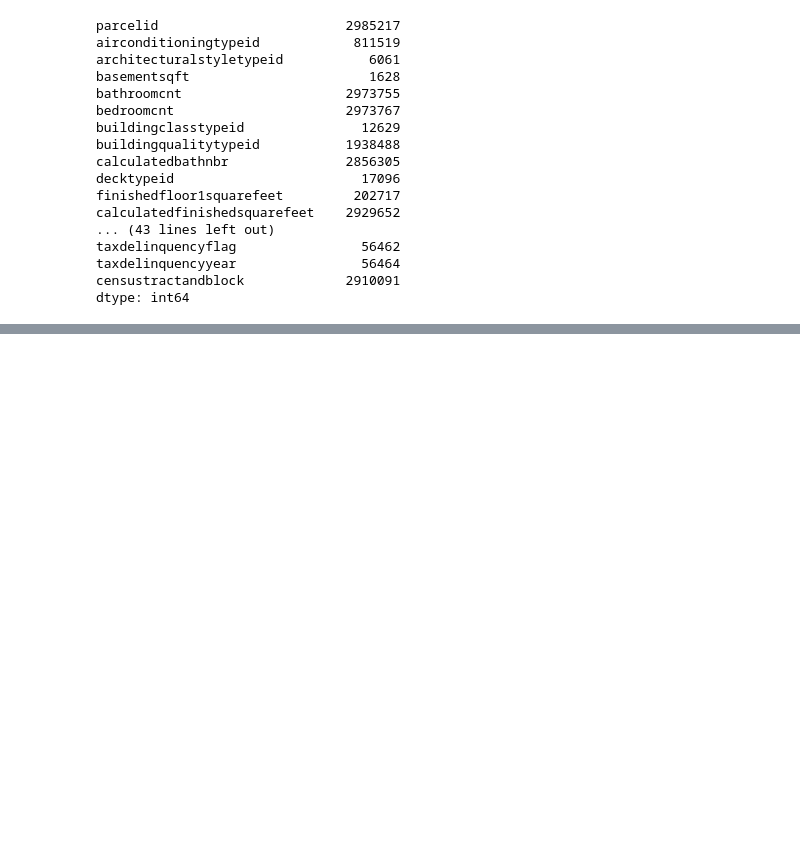
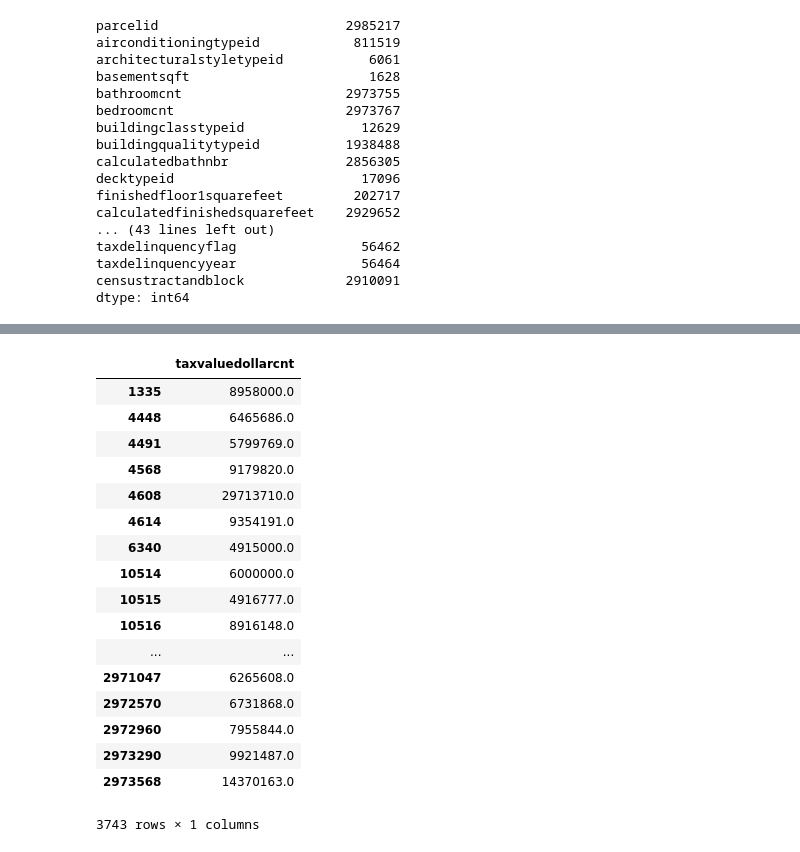
Before and after one commit to nikhilag13/HomeValuePrediction, a Jupyter notebook: HomeValuePrediction.ipynb, the cells around one changed output, grey strips where cells are left out. Drawn from its saved outputs; the diff is of its cells as text; code cells hidden in the pictures; blank space fills up the shorter version.

```diff
--- a/HomeValuePrediction.ipynb
+++ b/HomeValuePrediction.ipynb
@@ -94,0 +98,22 @@ df3.head()
+# %%
+df5 = df3.loc[:,['taxvaluedollarcnt']]
+df5
+# %% [output]
+|  | taxvaluedollarcnt |
+| 1335 | 8958000.0 |
+| 4448 | 6465686.0 |
+| 4491 | 5799769.0 |
+| 4568 | 9179820.0 |
+| 4608 | 29713710.0 |
+| 4614 | 9354191.0 |
+| 6340 | 4915000.0 |
+| 10514 | 6000000.0 |
+| 10515 | 4916777.0 |
+| 10516 | 8916148.0 |
+| ... | ... |
+| 2971047 | 6265608.0 |
+| 2972570 | 6731868.0 |
+| 2972960 | 7955844.0 |
+| 2973290 | 9921487.0 |
+| 2973568 | 14370163.0 |
+3743 rows × 1 columns
```
Also changed, not shown: parts of 10 cells of this notebook, 3 other files.
